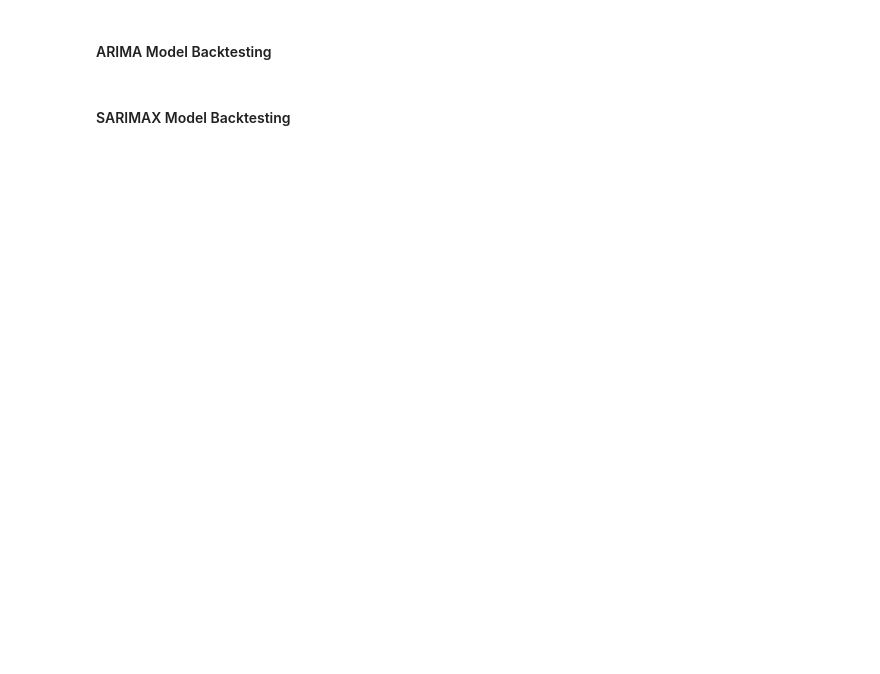
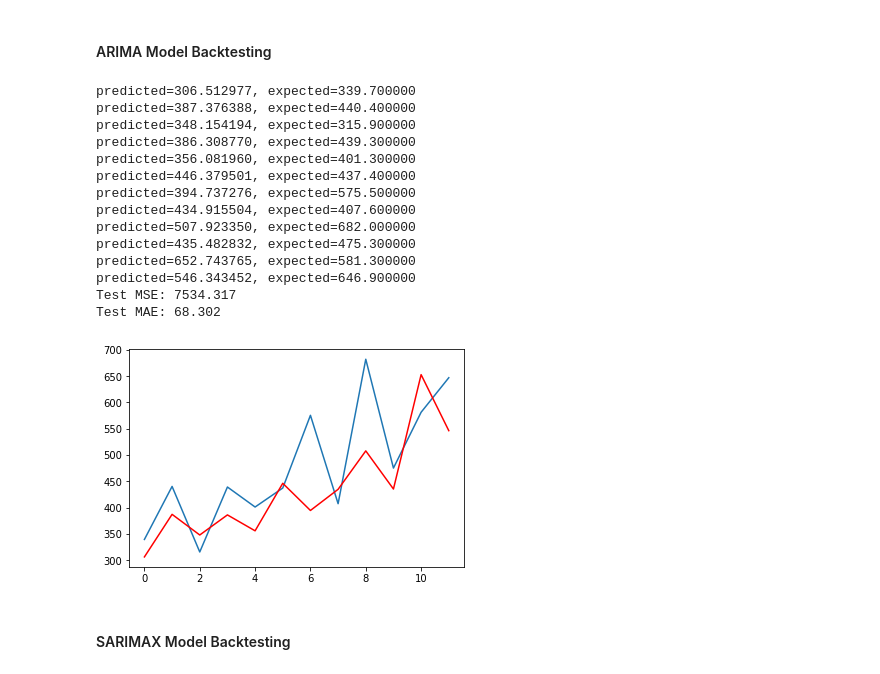
Before and after one commit to AndreasMerentitis/time-series-demo, a Jupyter notebook: Timeseries_forecasts_SARIMA.ipynb, the cells around one changed output. Saved outputs shown, nothing was run; the diff lists cells and outputs as text; code cells hidden in the pictures; blank space fills up the shorter version.

```diff
--- a/Timeseries_forecasts_SARIMA.ipynb
+++ b/Timeseries_forecasts_SARIMA.ipynb
@@ -64,31 +248,52 @@ print(residuals.describe())
 #### ARIMA Model Backtesting
 # %%
 X = np.asarray(df_data)
-size = int(len(X) * 0.66)
+size = 24
 
 train, test = X[0:size], X[size:len(X)]
 history = [x for x in train]
 predictions = list()
+
+forecast_mean = []
+forecast_upper = []
+forecast_lower = []
 
 for t in range(len(test)):
     model = ARIMA(history, order=(5,1,0))
     model_fit = model.fit(disp=0)
     output = model_fit.forecast()
     yhat = output[0]
     predictions.append(yhat)
     obs = test[t]
     history.append(obs)
     print('predicted=%f, expected=%f' % (yhat, obs))
+
 mse_error = mean_squared_error(test, predictions)
 mae_error = mean_absolute_error(test, predictions)
 
 print('Test MSE: %.3f' % mse_error)
 print('Test MAE: %.3f' % mae_error)
 
 # plot
 plt.plot(test)
 plt.plot(predictions, color='red')
 plt.show()
+# %% [output]
+predicted=306.512977, expected=339.700000
+predicted=387.376388, expected=440.400000
+predicted=348.154194, expected=315.900000
+predicted=386.308770, expected=439.300000
+predicted=356.081960, expected=401.300000
+predicted=446.379501, expected=437.400000
+predicted=394.737276, expected=575.500000
+predicted=434.915504, expected=407.600000
+predicted=507.923350, expected=682.000000
+predicted=435.482832, expected=475.300000
+predicted=652.743765, expected=581.300000
+predicted=546.343452, expected=646.900000
+Test MSE: 7534.317
+Test MAE: 68.302
+[figure, added]
 # %% [markdown]
 #### SARIMAX Model Backtesting
 # %%
```
Also changed, not shown: parts of 15 cells of this notebook, 3 other files.
